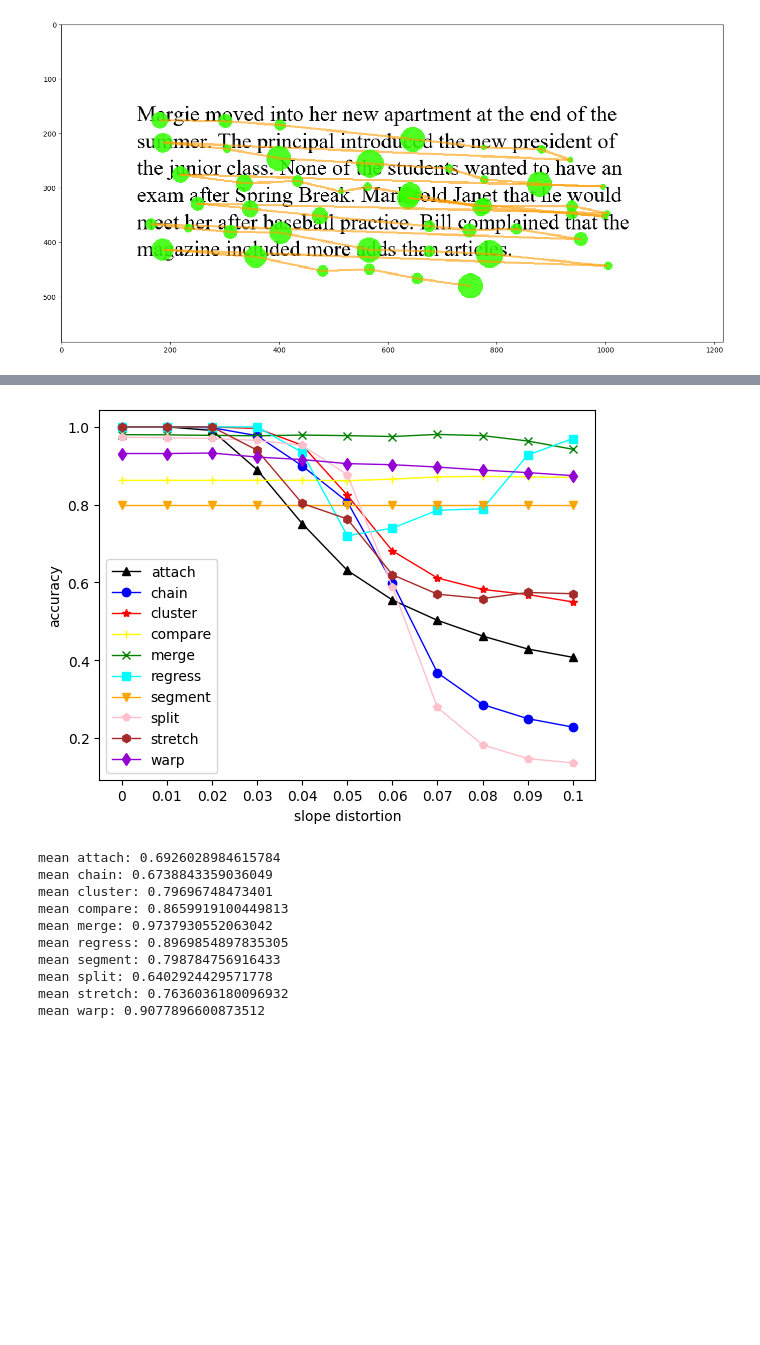
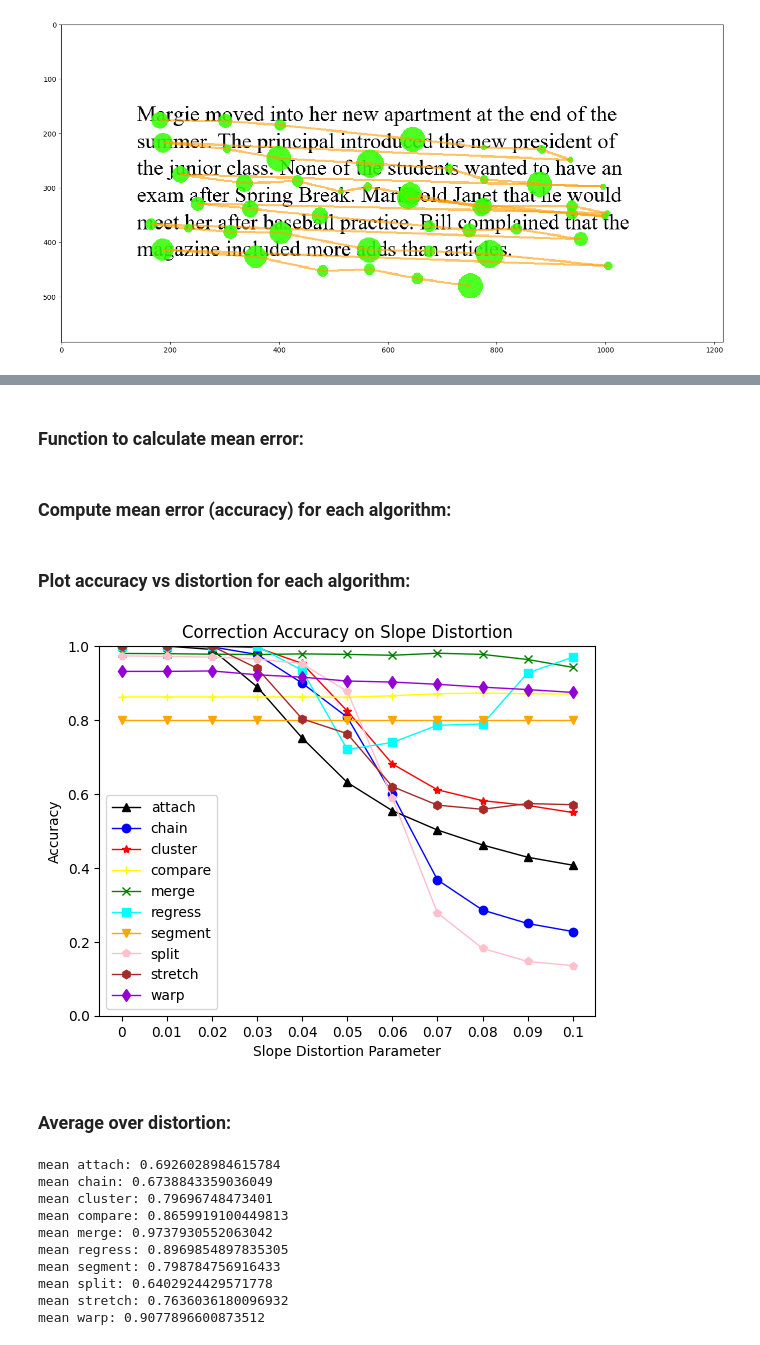
Before and after one commit to benraivel/CS421-project1, a Jupyter notebook: slope-distortion.ipynb, the cells around one changed output, grey strips where cells are left out. Saved outputs shown, nothing was run; the diff lists cells and outputs as text; code cells hidden in the pictures; blank space fills up the shorter version.

```diff
--- a/slope-distortion.ipynb
+++ b/slope-distortion.ipynb
@@ -157,6 +170,8 @@ for robot_index in tqdm(range(100)):
             draw_correction('synthetic_text.png', warp_correction, match_list)
             print("robot:", robot_index, "    error probability:", error_probability)
         '''
+# %% [markdown]
+### Function to calculate mean error:
 # %%
 def mean_error_group(results):
     new_list = []
@@ -165,6 +180,8 @@ def mean_error_group(results):
         new_list.append(statistics.mean(result))
 
     return new_list
+# %% [markdown]
+### Compute mean error (accuracy) for each algorithm:
 # %%
 mean_attach_results = mean_error_group(attach_results)
 mean_chain_results = mean_error_group(chain_results)
@@ -176,28 +193,34 @@ mean_segment_results = mean_error_group(segment_results)
 mean_split_results = mean_error_group(split_results)
 mean_stretch_results = mean_error_group(stretch_results)
 mean_warp_results = mean_error_group(warp_results)
+# %% [markdown]
+### Plot accuracy vs distortion for each algorithm:
 # %%
 plt.plot(mean_attach_results, color='Black', linewidth=1, marker='^')
 plt.plot(mean_chain_results, color='Blue', linewidth=1, marker='o')
 plt.plot(mean_cluster_results, color='Red', linewidth=1, marker='*')
 plt.plot(mean_compare_results, color='Yellow', linewidth=1, marker='+')
 plt.plot(mean_merge_results, color='Green', linewidth=1, marker='x')
 plt.plot(mean_regress_results, color='Aqua', linewidth=1, marker='s')
 plt.plot(mean_segment_results, color='Orange', linewidth=1, marker='v')
 plt.plot(mean_split_results, color='Pink', linewidth=1, marker='p')
 plt.plot(mean_stretch_results, color='Brown', linewidth=1, marker='h')
 plt.plot(mean_warp_results, color='DarkViolet', linewidth=1, marker='d')
 
+plt.title('Correction Accuracy on Slope Distortion')
 plt.legend(['attach', 'chain', 'cluster', 'compare', 'merge', 'regress', 'segment', 'split', 'stretch', 'warp'])
-plt.ylabel('accuracy')
-plt.xlabel('slope distortion')
+plt.ylabel('Accuracy')
+plt.xlabel('Slope Distortion Parameter')
+plt.ylim(0, 1)
 
 x_ticks_labels = ['0', '0.01', '0.02', '0.03', '0.04', '0.05', '0.06', '0.07', '0.08', '0.09', '0.1']
 plt.xticks(range(0, 11), x_ticks_labels)
-#plt.savefig("noise_comparison.png")
+plt.savefig("slope_dist_accuracy.png")
 plt.show()
 # %% [output]
-[figure, old version]
+[figure, new version]
+# %% [markdown]
+### Average over distortion:
 # %%
 print("mean attach:", statistics.mean(mean_attach_results))
 print("mean chain:", statistics.mean(mean_chain_results))
```
Also changed, not shown: parts of 6 cells of this notebook, 7 other files.
